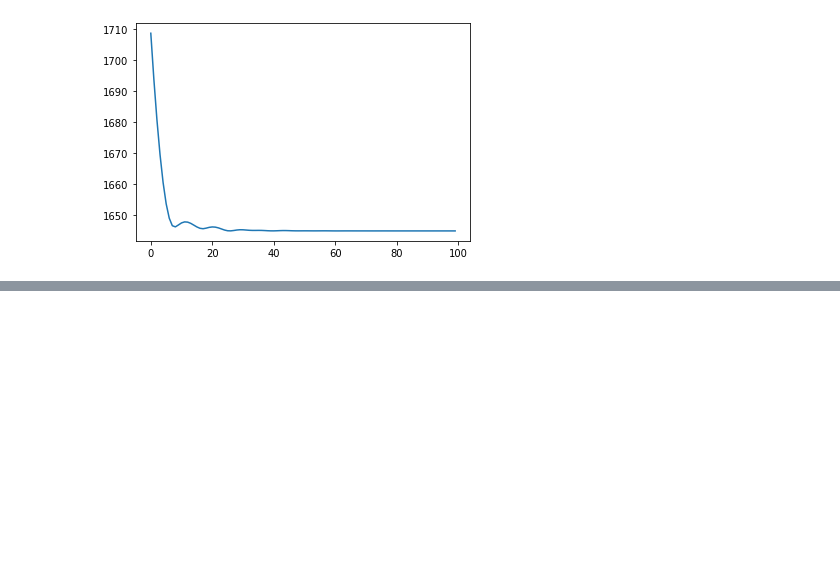
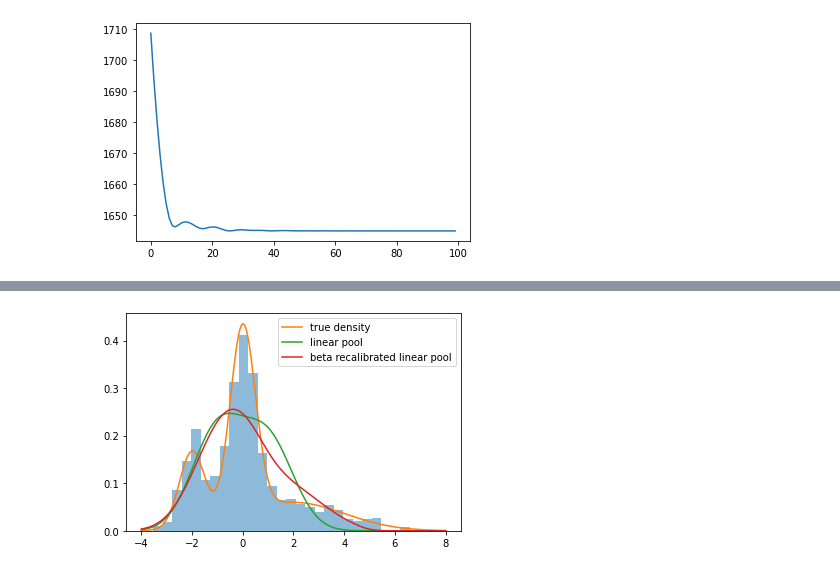
Before and after one commit to reichlab/rclp, a Jupyter notebook: demo.ipynb, the cells around one changed output, grey strips where cells are left out. Drawn from its saved outputs; the diff is of its cells as text; code cells hidden in the pictures; blank space fills up the shorter version.

```diff
--- a/demo.ipynb
+++ b/demo.ipynb
@@ -71,0 +147,21 @@ plt.plot(lp.loss_trace)
+# %%
+# calculate and plot densities from the linear pool
+# and the beta recalibrated linear pool
+y_grid_log_f = np.stack([norm.logpdf(y_grid, loc=component_mu[i], scale=component_sigma[i]) for i in range(2)], axis=1)
+y_grid_log_F = np.stack([norm.logcdf(y_grid, loc=component_mu[i], scale=component_sigma[i]) for i in range(2)], axis=1)
+
+lp_log_f = lp.ens_log_f(lp.get_param_estimates_vec(),
+                        y_grid_log_f,
+                        y_grid_log_F)
+beta_rclp_log_f = beta_rclp.ens_log_f(beta_rclp.get_param_estimates_vec(),
+                                      y_grid_log_f,
+                                      y_grid_log_F)
+
+plt.hist(y, bins=30, density=True, histtype='stepfilled', alpha=0.5)
+plt.plot(y_grid, f, label='true density')
+plt.plot(y_grid, np.exp(lp_log_f), label='linear pool')
+plt.plot(y_grid, np.exp(beta_rclp_log_f), label='beta recalibrated linear pool')
+plt.legend()
+plt.show()
+# %% [output]
+[figure, added]
```
Also changed, not shown: parts of 8 cells of this notebook, 1 other file.
